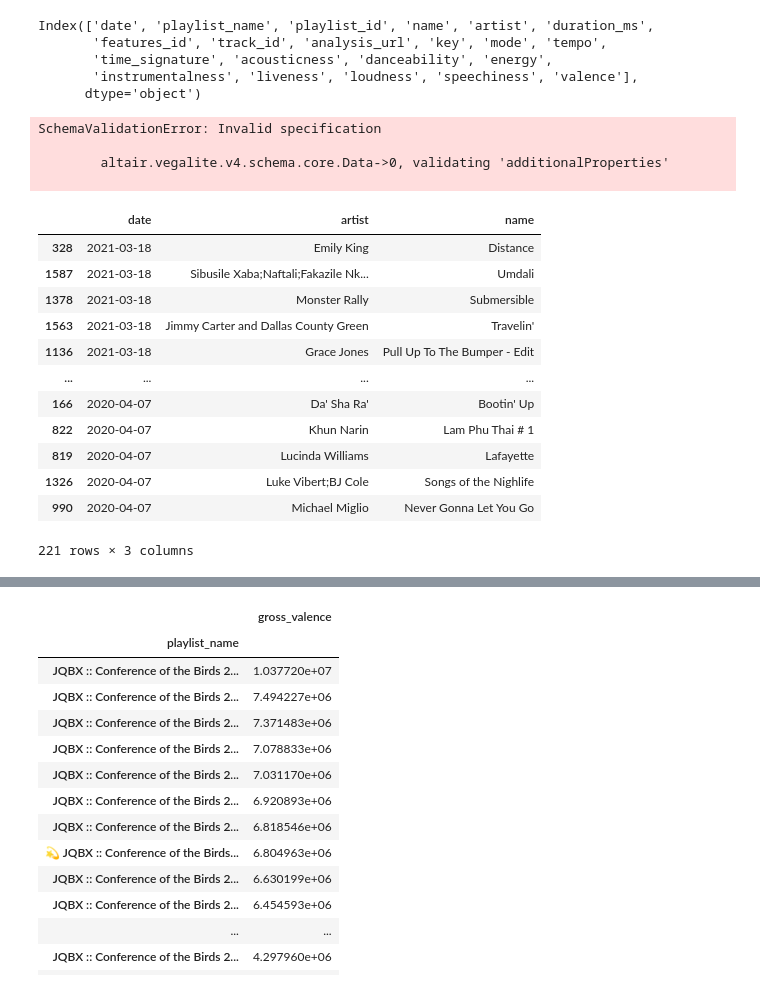
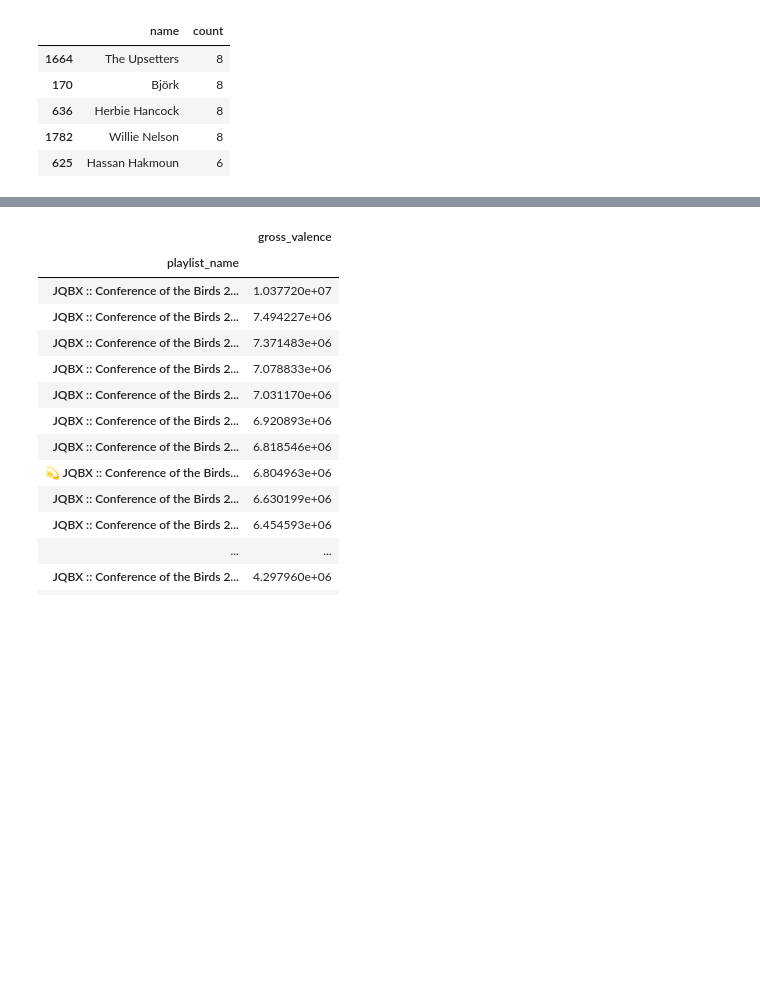
Before and after one commit to JoeGermuska/birdnest, a Jupyter notebook: analysis.ipynb, the cells around one changed output, grey strips where cells are left out. Drawn from its saved outputs; the diff is of its cells as text; code cells hidden in the pictures; blank space fills up the shorter version.

```diff
--- a/analysis.ipynb
+++ b/analysis.ipynb
@@ -51,12 +70,3 @@ def playlist_as_df(cols=None):
 
     engine = create_engine(f"sqlite:///birdnest.db")
     return pd.read_sql(SQL, engine)
-# %%
-df = playlist_as_df()
-df.columns
-# %% [output]
-Index(['date', 'playlist_name', 'playlist_id', 'name', 'artist', 'duration_ms',
-       'features_id', 'track_id', 'analysis_url', 'key', 'mode', 'tempo',
-       'time_signature', 'acousticness', 'danceability', 'energy',
-       'instrumentalness', 'liveness', 'loudness', 'speechiness', 'valence'],
-      dtype='object')
@@ -85,24 +73,18 @@ key_counts = df.groupby('key_str')[['playlist_name']].count().reset_index().rena
-# %%
-import altair as alt
-alt.Chart(alt.Data({'key': ['a','b','c','d','e','f'],'count': [5,4,1,2,6,2]})).mark_bar().encode(x='key',y='count',tooltip=['key', 'count']).properties(width=500)
-# %% [output]
-SchemaValidationError: Invalid specification
-
-        altair.vegalite.v4.schema.core.Data->0, validating 'additionalProperties'
-
-# %%
-df[df['key_str'] == 'G minor'][['date','artist', 'name']].sort_values('date',ascending=False)
-# %% [output]
-|  | date | artist | name |
-| 328 | 2021-03-18 | Emily King | Distance |
-| 1587 | 2021-03-18 | Sibusile Xaba;Naftali;Fakazile Nk... | Umdali |
-| 1378 | 2021-03-18 | Monster Rally | Submersible |
-| 1563 | 2021-03-18 | Jimmy Carter and Dallas County Green | Travelin' |
-| 1136 | 2021-03-18 | Grace Jones | Pull Up To The Bumper - Edit |
-| ... | ... | ... | ... |
-| 166 | 2020-04-07 | Da' Sha Ra' | Bootin' Up |
-| 822 | 2020-04-07 | Khun Narin | Lam Phu Thai # 1 |
-| 819 | 2020-04-07 | Lucinda Williams | Lafayette |
-| 1326 | 2020-04-07 | Luke Vibert;BJ Cole | Songs of the Nighlife |
-| 990 | 2020-04-07 | Michael Miglio | Never Gonna Let You Go |
-221 rows × 3 columns
+# %%
+sql = '''
+select artist.name, count(*) count
+from artist, track_artist, playlist_track
+where artist.artist_id = track_artist.artist_id
+and track_artist.track_id = playlist_track.track_id
+group by artist.name
+'''
+artists_df = pd.read_sql(sql,engine)
+alt.Chart
+artists_df.sort_values('count',ascending=False).head()
+# %% [output]
+|  | name | count |
+| 1664 | The Upsetters | 8 |
+| 170 | Björk | 8 |
+| 636 | Herbie Hancock | 8 |
+| 1782 | Willie Nelson | 8 |
+| 625 | Hassan Hakmoun | 6 |
```
Also changed, not shown: parts of 16 cells of this notebook, 11 other files.
